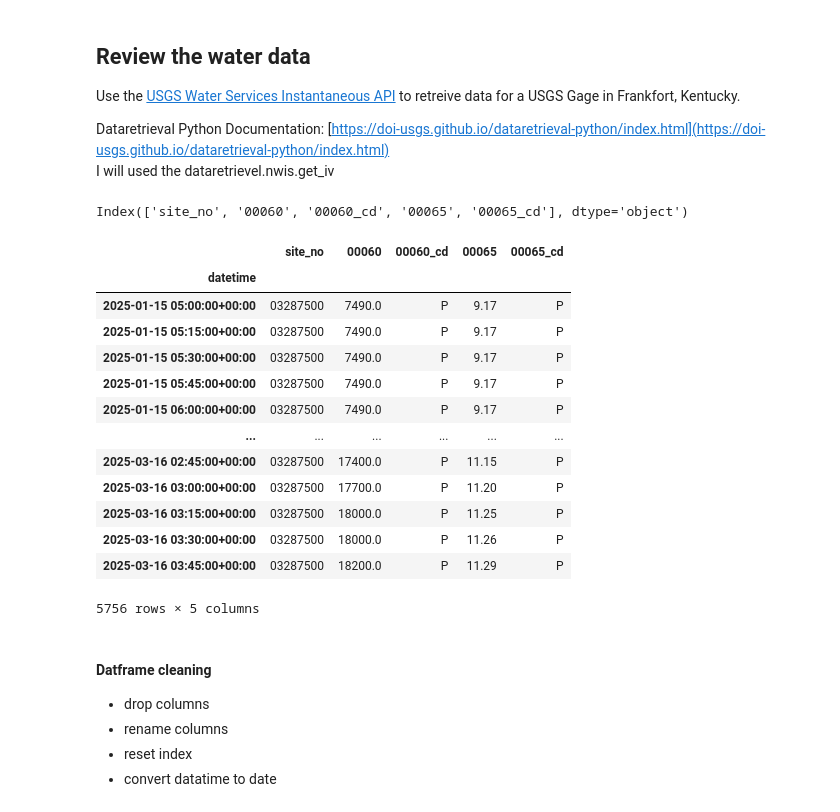
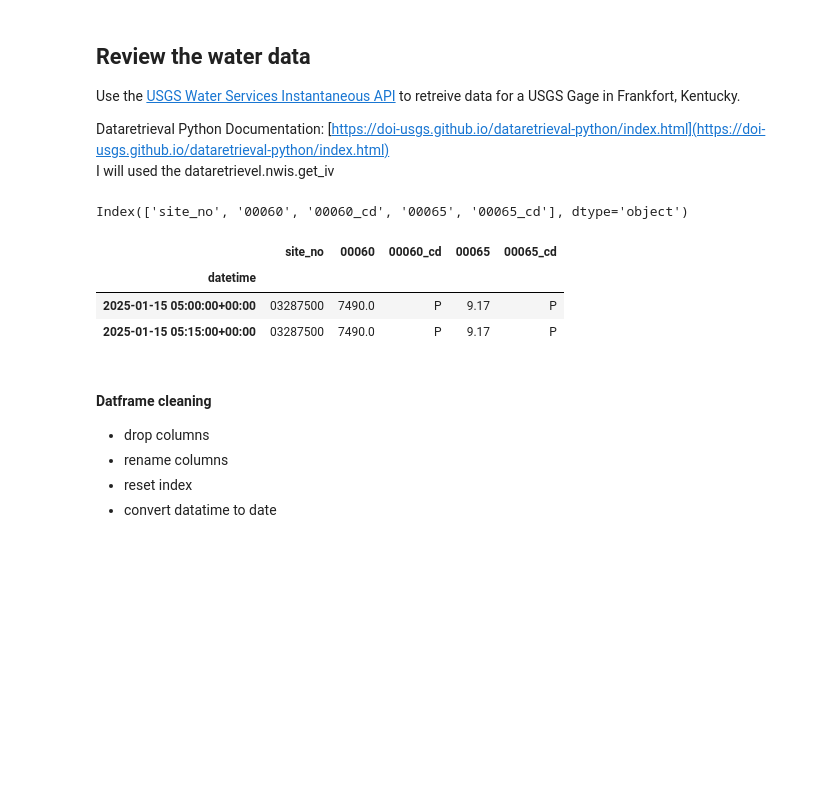
Before and after one commit to ianhorn/codeky-da-capstone, a Jupyter notebook: project/project.ipynb, the cells around one changed output. Cells and saved outputs as stored; diff of their text form; code cells hidden in the pictures; blank space fills up the shorter version.

```diff
--- a/project/project.ipynb
+++ b/project/project.ipynb
@@ -43,30 +42,20 @@ parameterCd = ["00060", "00065"]       # parameter codes for gage discharge in c
 # %%
 # create a metalink link and datafram
 water_df, water_md = nwis.get_iv(
     sites=sites,
     start=start,
     end=end,
     parameterCd=parameterCd,
     multi_index=True,
 )
 print(water_df.columns)
-water_df
+water_df.head(2)
 # %% [output]
 Index(['site_no', '00060', '00060_cd', '00065', '00065_cd'], dtype='object')
 |  | site_no | 00060 | 00060_cd | 00065 | 00065_cd |
 | datetime |  |  |  |  |  |
 | 2025-01-15 05:00:00+00:00 | 03287500 | 7490.0 | P | 9.17 | P |
 | 2025-01-15 05:15:00+00:00 | 03287500 | 7490.0 | P | 9.17 | P |
-| 2025-01-15 05:30:00+00:00 | 03287500 | 7490.0 | P | 9.17 | P |
-| 2025-01-15 05:45:00+00:00 | 03287500 | 7490.0 | P | 9.17 | P |
-| 2025-01-15 06:00:00+00:00 | 03287500 | 7490.0 | P | 9.17 | P |
-| ... | ... | ... | ... | ... | ... |
-| 2025-03-16 02:45:00+00:00 | 03287500 | 17400.0 | P | 11.15 | P |
-| 2025-03-16 03:00:00+00:00 | 03287500 | 17700.0 | P | 11.20 | P |
-| 2025-03-16 03:15:00+00:00 | 03287500 | 18000.0 | P | 11.25 | P |
-| 2025-03-16 03:30:00+00:00 | 03287500 | 18000.0 | P | 11.26 | P |
-| 2025-03-16 03:45:00+00:00 | 03287500 | 18200.0 | P | 11.29 | P |
-5756 rows × 5 columns
 # %% [markdown]
 #### Datframe cleaning
 - drop columns
```
Also changed, not shown: parts of 11 cells of this notebook.
